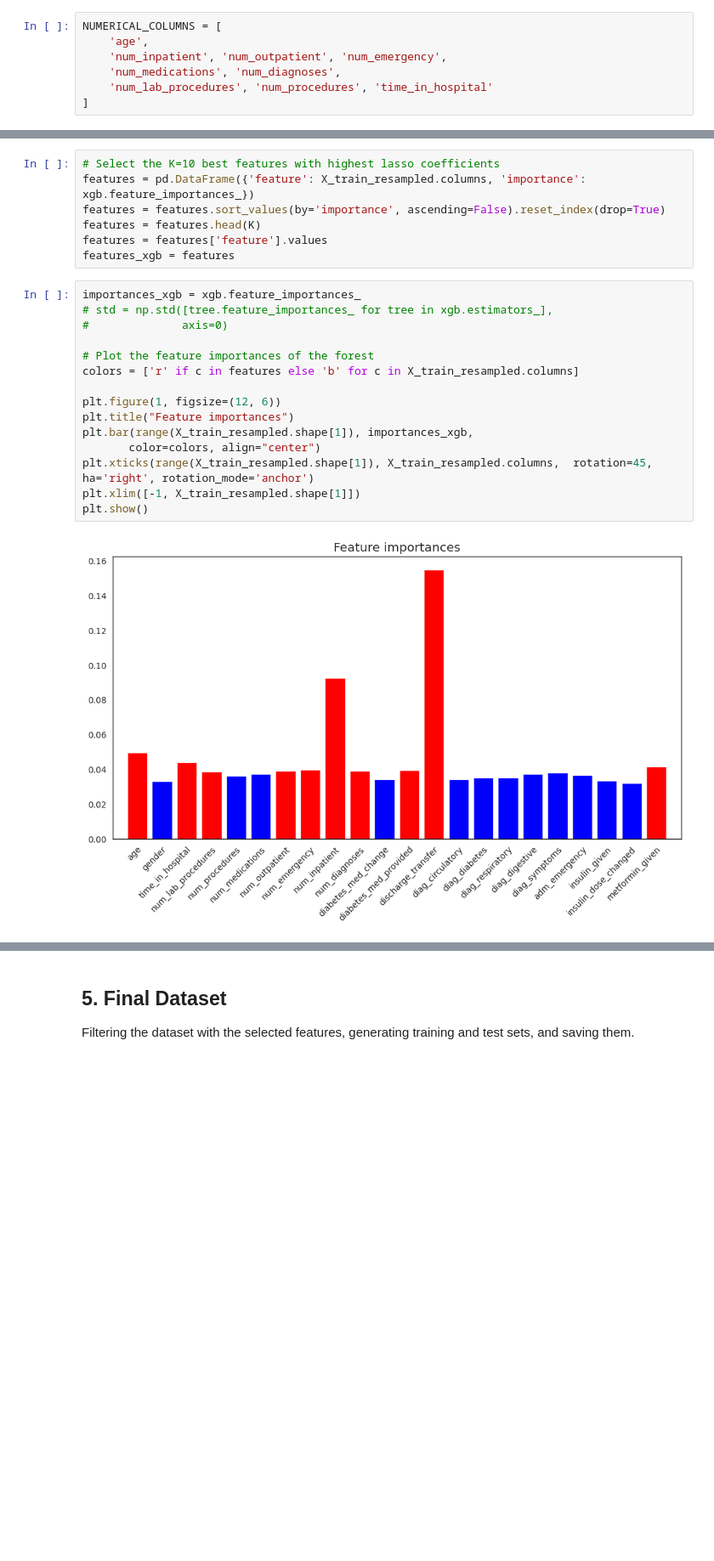
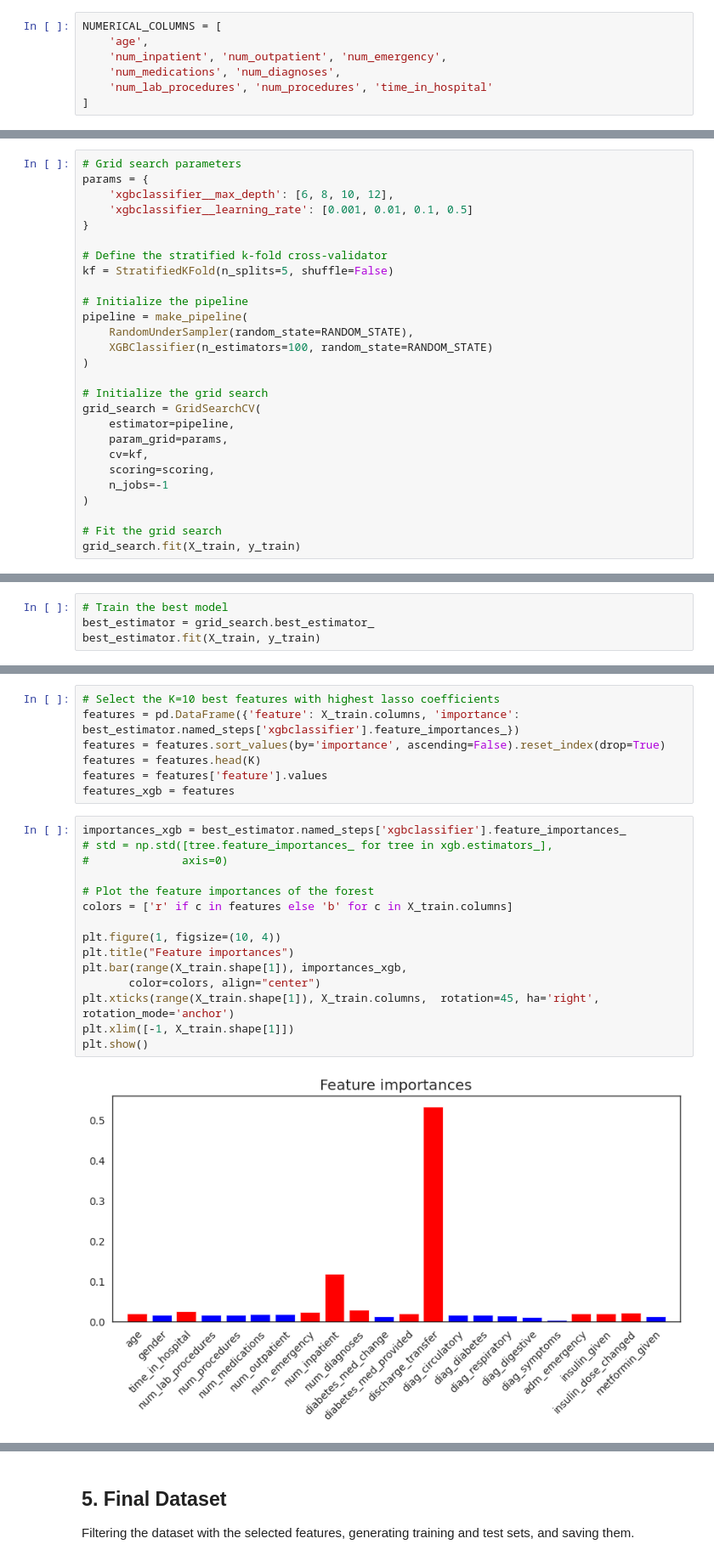
Before and after one commit to MechaMic38/unibs_mldm_diabetes, a Jupyter notebook: notebooks/feature_selection.ipynb, the cells around one changed output, grey strips where cells are left out. Shown at 85% size. Drawn from its saved outputs; the diff is of its cells as text; blank space fills up the shorter version.

Commit message:
Redefined feature selection, removed medical specialties (too many missing values), and improved hyper-parameter tuning process.

```diff
--- a/notebooks/feature_selection.ipynb
+++ b/notebooks/feature_selection.ipynb
@@ -294,0 +291,27 @@ XGBClassifier(base_score=None, booster=None, callbacks=None,
+# %%
+# Grid search parameters
+params = {
+    'xgbclassifier__max_depth': [6, 8, 10, 12],
+    'xgbclassifier__learning_rate': [0.001, 0.01, 0.1, 0.5]
+}
+
+# Define the stratified k-fold cross-validator
+kf = StratifiedKFold(n_splits=5, shuffle=False)
+
+# Initialize the pipeline
+pipeline = make_pipeline(
+    RandomUnderSampler(random_state=RANDOM_STATE),
+    XGBClassifier(n_estimators=100, random_state=RANDOM_STATE)
+)
+
+# Initialize the grid search
+grid_search = GridSearchCV(
+    estimator=pipeline,
+    param_grid=params,
+    cv=kf,
+    scoring=scoring,
+    n_jobs=-1
+)
+
+# Fit the grid search
+grid_search.fit(X_train, y_train)
@@ -294,0 +342,4 @@ XGBClassifier(base_score=None, booster=None, callbacks=None,
+# %%
+# Train the best model
+best_estimator = grid_search.best_estimator_
+best_estimator.fit(X_train, y_train)
@@ -325,25 +394,25 @@ sns.heatmap(cm, annot=True, fmt=".2f", cmap='coolwarm')
 # %%
 # Select the K=10 best features with highest lasso coefficients
-features = pd.DataFrame({'feature': X_train_resampled.columns, 'importance': xgb.feature_importances_})
+features = pd.DataFrame({'feature': X_train.columns, 'importance': best_estimator.named_steps['xgbclassifier'].feature_importances_})
 features = features.sort_values(by='importance', ascending=False).reset_index(drop=True)
 features = features.head(K)
 features = features['feature'].values
 features_xgb = features
 # %%
-importances_xgb = xgb.feature_importances_
+importances_xgb = best_estimator.named_steps['xgbclassifier'].feature_importances_
 # std = np.std([tree.feature_importances_ for tree in xgb.estimators_],
 #              axis=0)
 
 # Plot the feature importances of the forest
-colors = ['r' if c in features else 'b' for c in X_train_resampled.columns]
+colors = ['r' if c in features else 'b' for c in X_train.columns]
 
-plt.figure(1, figsize=(12, 6))
+plt.figure(1, figsize=(10, 4))
 plt.title("Feature importances")
-plt.bar(range(X_train_resampled.shape[1]), importances_xgb,
+plt.bar(range(X_train.shape[1]), importances_xgb,
        color=colors, align="center")
-plt.xticks(range(X_train_resampled.shape[1]), X_train_resampled.columns,  rotation=45, ha='right', rotation_mode='anchor')
-plt.xlim([-1, X_train_resampled.shape[1]])
+plt.xticks(range(X_train.shape[1]), X_train.columns,  rotation=45, ha='right', rotation_mode='anchor')
+plt.xlim([-1, X_train.shape[1]])
 plt.show()
 # %% [output]
-[figure, old version]
+[figure, new version]
 # %% [markdown]
```
Also changed, not shown: parts of 90 cells of this notebook, 4 other files.
